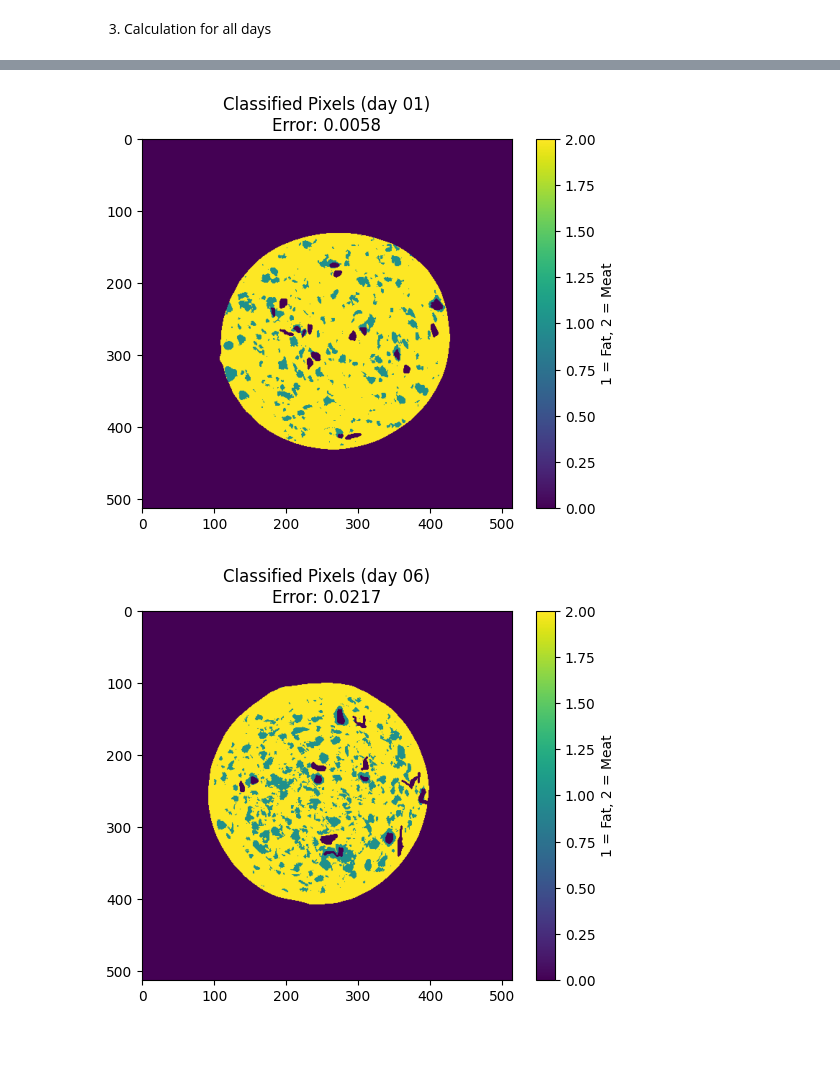
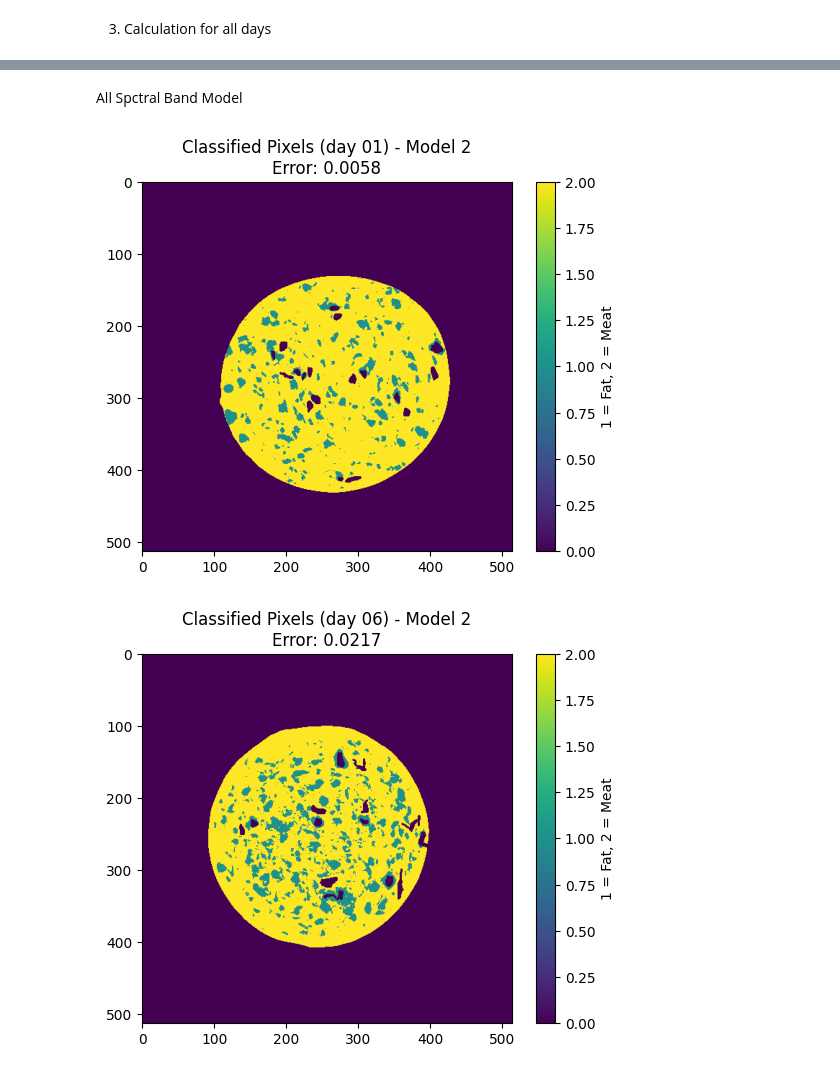
Before and after one commit to KeremOzemre/Salami, a Jupyter notebook: salami_exercise.ipynb, the cells around one changed output, grey strips where cells are left out. Drawn from its saved outputs; the diff is of its cells as text; code cells hidden in the pictures; blank space fills up the shorter version.

Commit message:
model_comparaison

```diff
--- a/salami_exercise.ipynb
+++ b/salami_exercise.ipynb
@@ -134,43 +194,38 @@ loading all data
+# %% [markdown]
+All Spctral Band Model
 # %%
-days = ["01", "06", "13", "20", "28"]
-errors = []
+errors_model_2 = []
 
 for day in days:
     # Loading data
     matFile = os.path.join(dirIn, f'multispectral_day{day}.mat')
     annFile = os.path.join(dirIn, f'annotation_day{day}.png')
     multiIm, annotationIm = hf.loadMulti(matFile, annFile)
 
     [fatPix, fatR, fatC] = hf.getPix(multiIm, annotationIm[:,:,1]);
     [meatPix, meatR, meatC] = hf.getPix(multiIm, annotationIm[:,:,2]);
     [bgPix, bgR, bgC] = hf.getPix(multiIm, annotationIm[:,:,0]);
 
     # Classify data based on Day 1 model
     classified = np.zeros(annotationIm.shape[:2], dtype=int)
     for i in range(bgPix.shape[0]):
         r = bgR[i]
         c = bgC[i]
         classified[r, c] = Classify(bgPix[i])
 
     # Estimate error between classified and annotated data
     nf_day = fatPix.shape[0]
     nm_day = meatPix.shape[0]
     fat_errors = np.sum(Discriminant(fatPix,1) < Discriminant(fatPix,2))
     meat_errors = np.sum(Discriminant(meatPix,2) < Discriminant(meatPix,1))
     error = (fat_errors + meat_errors) / (nf_day + nm_day)
-    errors.append(error)
+    errors_model_2.append(error)
 
     # Image
     plt.imshow(classified)
-    plt.title(f"Classified Pixels (day {day})\nError: {error:.3}")
+    plt.title(f"Classified Pixels (day {day}) - Model 2\nError: {error:.3}")
     plt.colorbar(label="1 = Fat, 2 = Meat")
     plt.show()
-
-plt.bar(days, errors)
-plt.title("Errors over time")
-plt.xlabel("day")
-plt.ylabel("error")
-plt.show()
 # %% [output]
-[figure, old version]
+[figure, new version]
-[figure, old version]
+[figure, new version]
```
Also changed, not shown: parts of 8 cells of this notebook.
